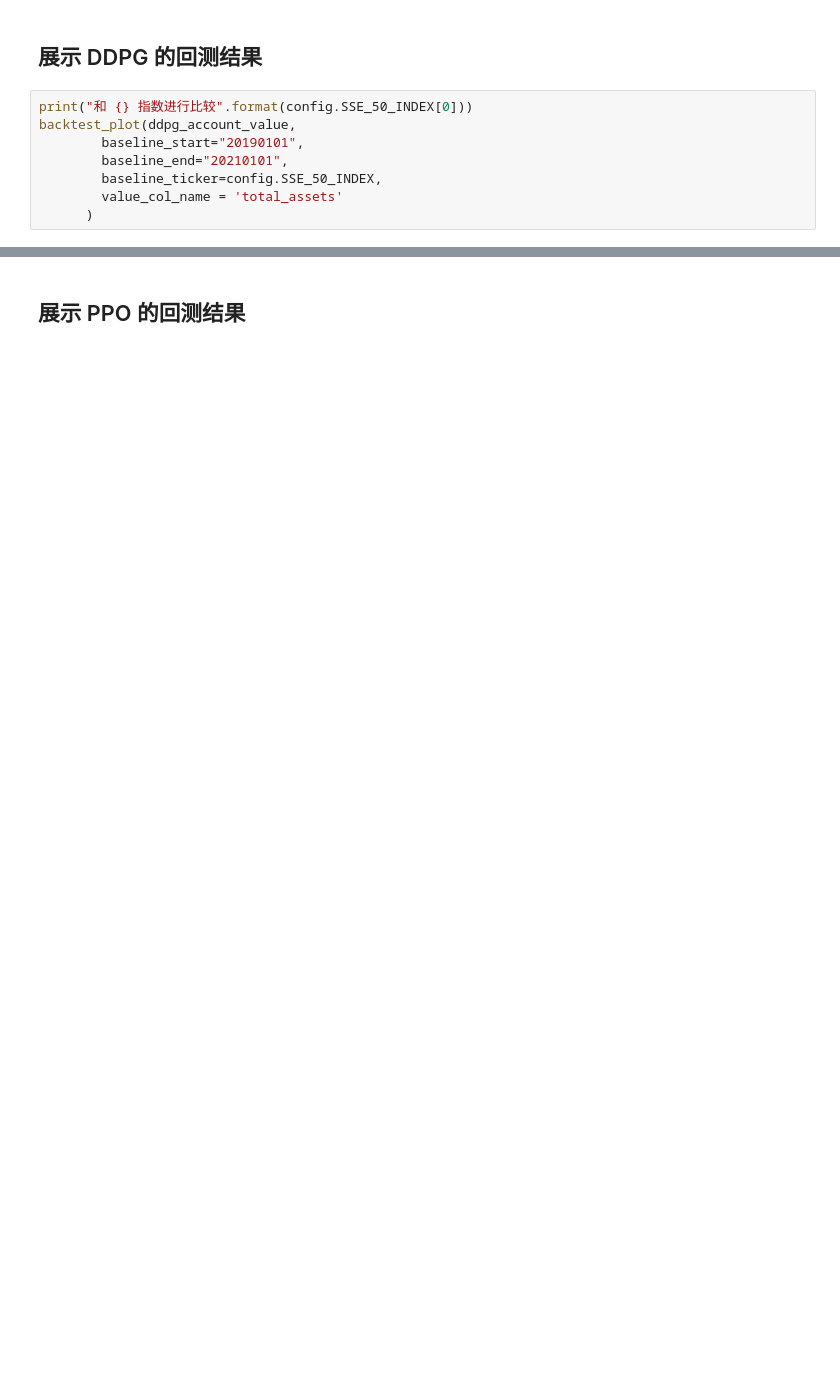
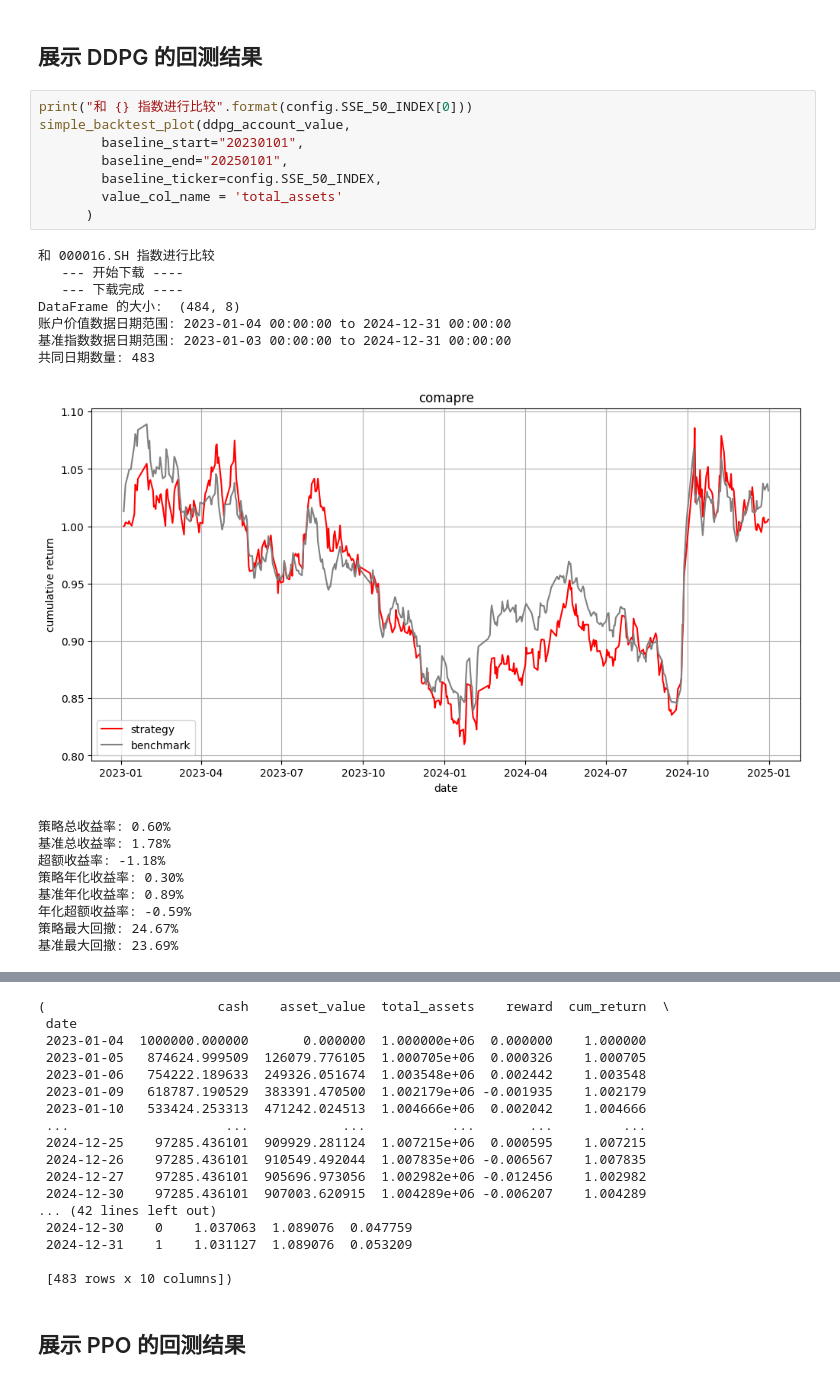
Before and after one commit to liuandian/rl-stock, a Jupyter notebook: plot_traded_result.ipynb, the cells around one changed output, grey strips where cells are left out. Saved outputs shown, nothing was run; the diff lists cells and outputs as text; blank space fills up the shorter version.

```diff
--- a/plot_traded_result.ipynb
+++ b/plot_traded_result.ipynb
@@ -115,9 +142,26 @@ AttributeError: 'Series' object has no attribute 'iteritems'
 ## 展示 DDPG 的回测结果
 # %%
 print("和 {} 指数进行比较".format(config.SSE_50_INDEX[0]))
-backtest_plot(ddpg_account_value,
-        baseline_start="20190101",
-        baseline_end="20210101",
+simple_backtest_plot(ddpg_account_value,
+        baseline_start="20230101",
+        baseline_end="20250101",
         baseline_ticker=config.SSE_50_INDEX,
         value_col_name = 'total_assets'
       )
+# %% [output]
+和 000016.SH 指数进行比较
+   --- 开始下载 ----
+   --- 下载完成 ----
+DataFrame 的大小:  (484, 8)
+账户价值数据日期范围: 2023-01-04 00:00:00 to 2024-12-31 00:00:00
+基准指数数据日期范围: 2023-01-03 00:00:00 to 2024-12-31 00:00:00
+共同日期数量: 483
+[figure, added]
+策略总收益率: 0.60%
+基准总收益率: 1.78%
+超额收益率: -1.18%
+策略年化收益率: 0.30%
+基准年化收益率: 0.89%
+年化超额收益率: -0.59%
+策略最大回撤: 24.67%
+基准最大回撤: 23.69%
@@ -124,3 +169,20 @@ backtest_plot(ddpg_account_value,
+(                      cash    asset_value  total_assets    reward  cum_return  \
+ date
+ 2023-01-04  1000000.000000       0.000000  1.000000e+06  0.000000    1.000000
+ 2023-01-05   874624.999509  126079.776105  1.000705e+06  0.000326    1.000705
+ 2023-01-06   754222.189633  249326.051674  1.003548e+06  0.002442    1.003548
+ 2023-01-09   618787.190529  383391.470500  1.002179e+06 -0.001935    1.002179
+ 2023-01-10   533424.253313  471242.024513  1.004666e+06  0.002042    1.004666
+ ...                    ...            ...           ...       ...         ...
+ 2024-12-25    97285.436101  909929.281124  1.007215e+06  0.000595    1.007215
+ 2024-12-26    97285.436101  910549.492044  1.007835e+06 -0.006567    1.007835
+ 2024-12-27    97285.436101  905696.973056  1.002982e+06 -0.012456    1.002982
+ 2024-12-30    97285.436101  907003.620915  1.004289e+06 -0.006207    1.004289
+... (42 lines left out)
+ 2024-12-30    0    1.037063  1.089076  0.047759
+ 2024-12-31    1    1.031127  1.089076  0.053209
+
+ [483 rows x 10 columns])
 # %% [markdown]
 ## 展示 PPO 的回测结果
 # %%
```
Also changed, not shown: parts of 14 cells of this notebook, 17 other files.
